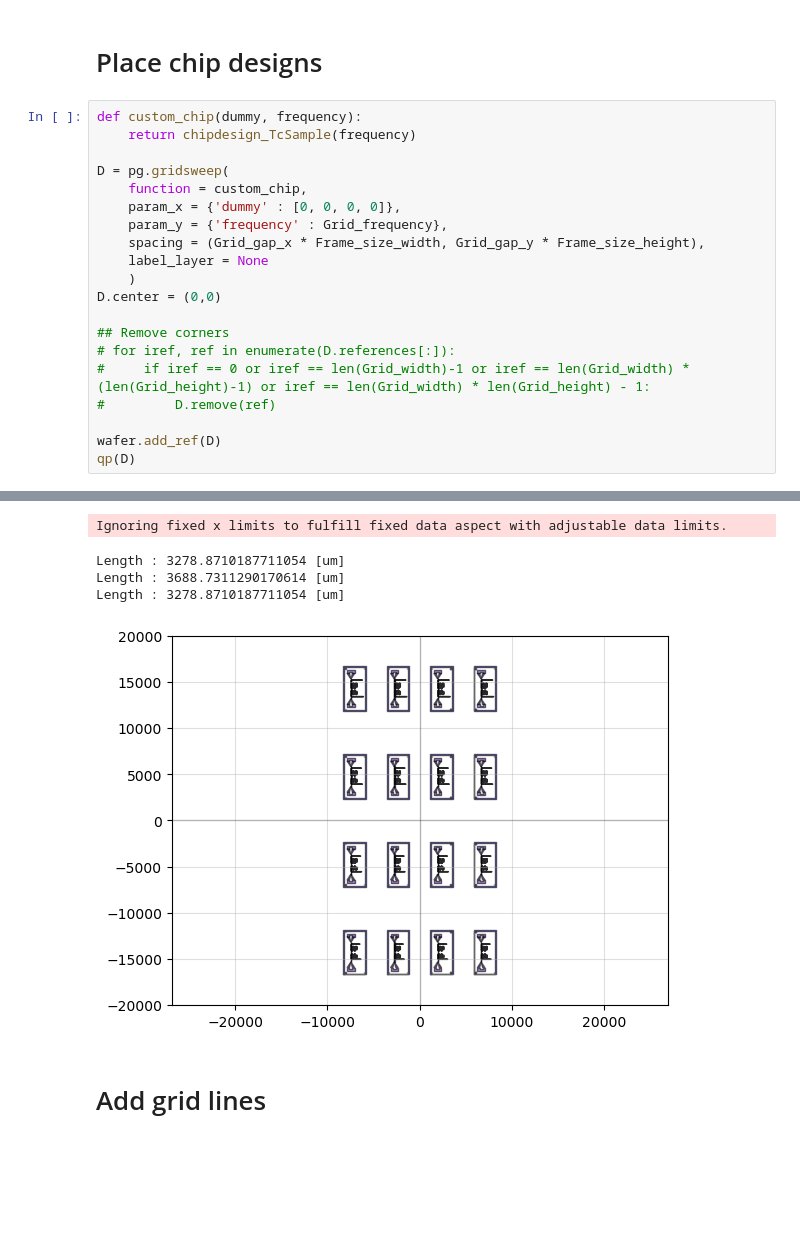
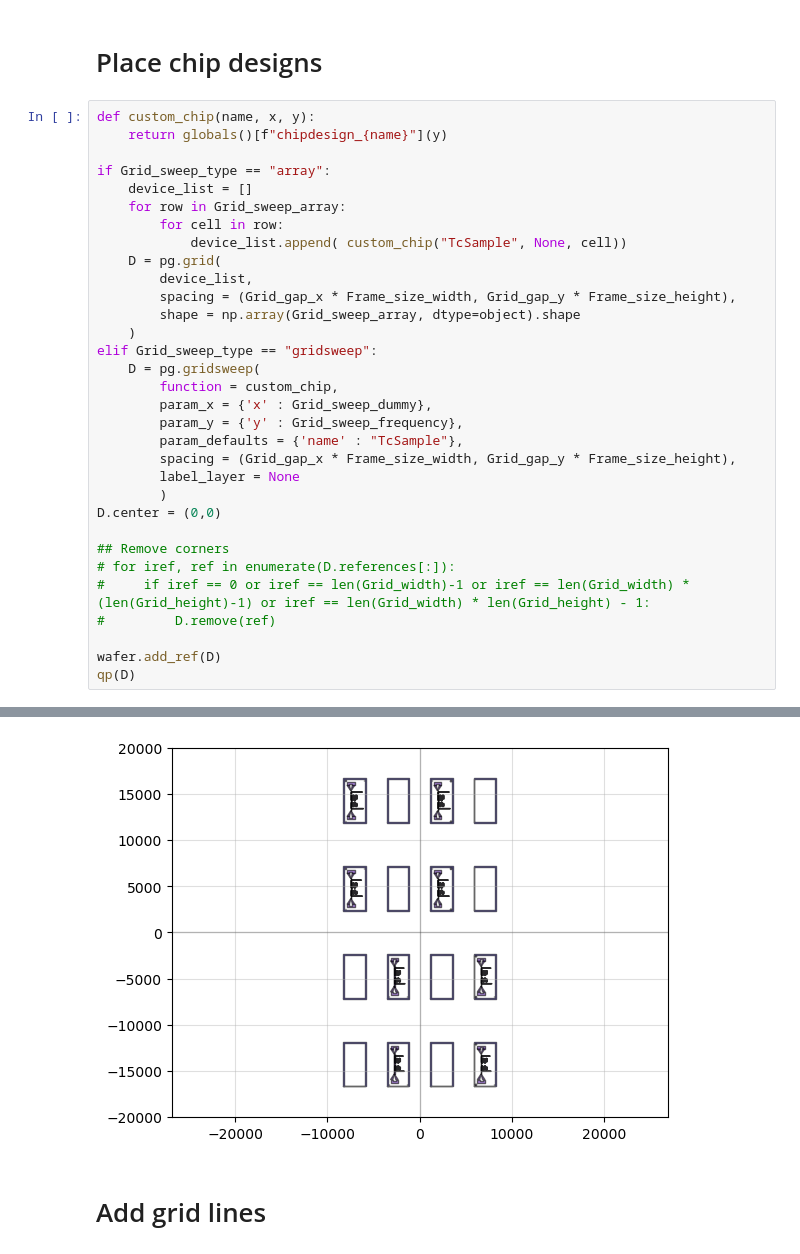
Before and after one commit to yminononono/Quantum-GDSDesign, a Jupyter notebook: Tc_sample_grid.ipynb, the cells around one changed output, grey strips where cells are left out. Cells and saved outputs as stored; diff of their text form; blank space fills up the shorter version.

```diff
--- a/Tc_sample_grid.ipynb
+++ b/Tc_sample_grid.ipynb
@@ -27,16 +27,28 @@ wafer = device_Wafer(inch = 4)
 # %% [markdown]
 # Place chip designs
 # %%
-def custom_chip(dummy, frequency):
-    return chipdesign_TcSample(frequency)
+def custom_chip(name, x, y):
+    return globals()[f"chipdesign_{name}"](y)
 
-D = pg.gridsweep(
-    function = custom_chip,
-    param_x = {'dummy' : [0, 0, 0, 0]},
-    param_y = {'frequency' : Grid_frequency},
-    spacing = (Grid_gap_x * Frame_size_width, Grid_gap_y * Frame_size_height),
-    label_layer = None
+if Grid_sweep_type == "array":
+    device_list = []
+    for row in Grid_sweep_array:
+        for cell in row:
+            device_list.append( custom_chip("TcSample", None, cell))
+    D = pg.grid(
+        device_list,
+        spacing = (Grid_gap_x * Frame_size_width, Grid_gap_y * Frame_size_height),
+        shape = np.array(Grid_sweep_array, dtype=object).shape
     )
+elif Grid_sweep_type == "gridsweep":
+    D = pg.gridsweep(
+        function = custom_chip,
+        param_x = {'x' : Grid_sweep_dummy},
+        param_y = {'y' : Grid_sweep_frequency},
+        param_defaults = {'name' : "TcSample"},
+        spacing = (Grid_gap_x * Frame_size_width, Grid_gap_y * Frame_size_height),
+        label_layer = None
+        )
 D.center = (0,0)
 
 ## Remove corners
@@ -67,8 +63,4 @@ Length : 3688.7311290170614 [um]
-Ignoring fixed x limits to fulfill fixed data aspect with adjustable data limits.
-Length : 3278.8710187711054 [um]
-Length : 3688.7311290170614 [um]
-Length : 3278.8710187711054 [um]
-[figure, old version]
+[figure, new version]
 # %% [markdown]
 # Add grid lines
 # %%
```
Also changed, not shown: parts of 2 cells of this notebook, 2 other files.
